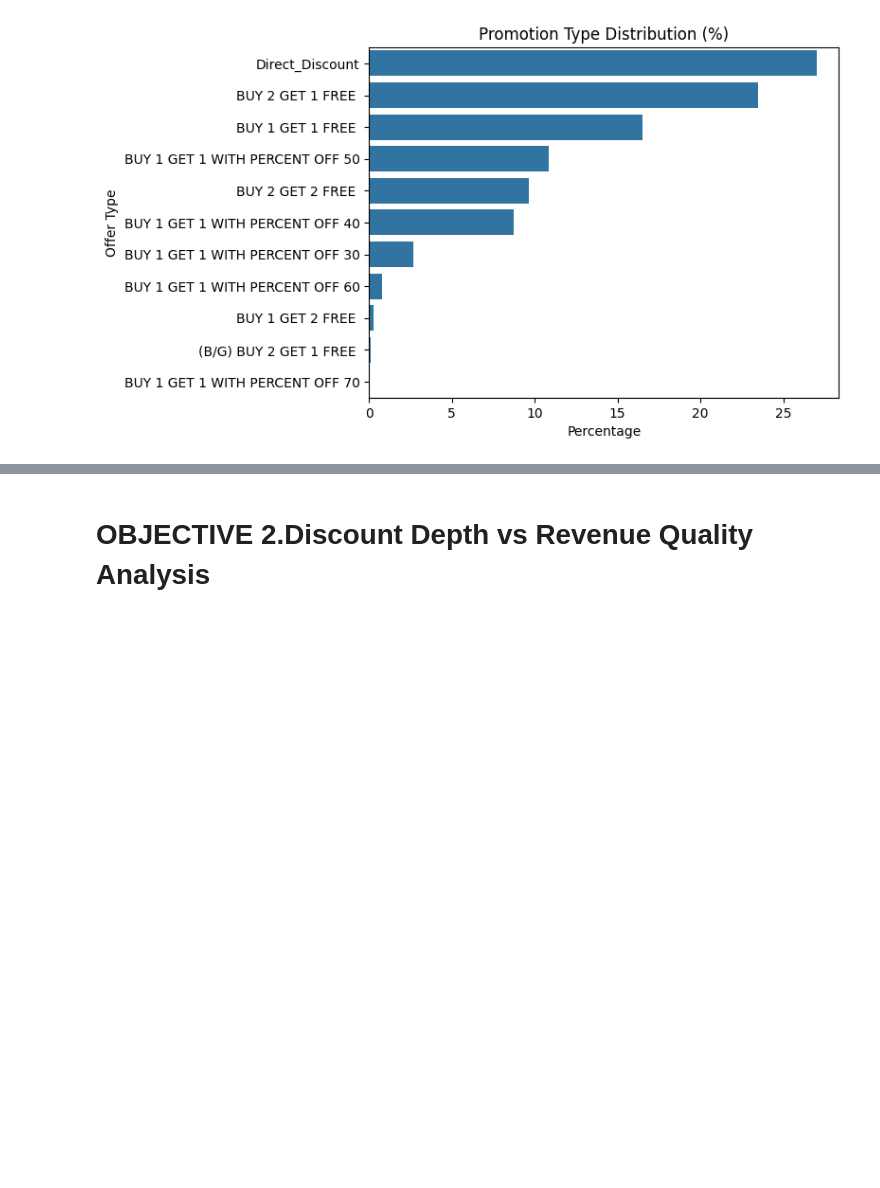
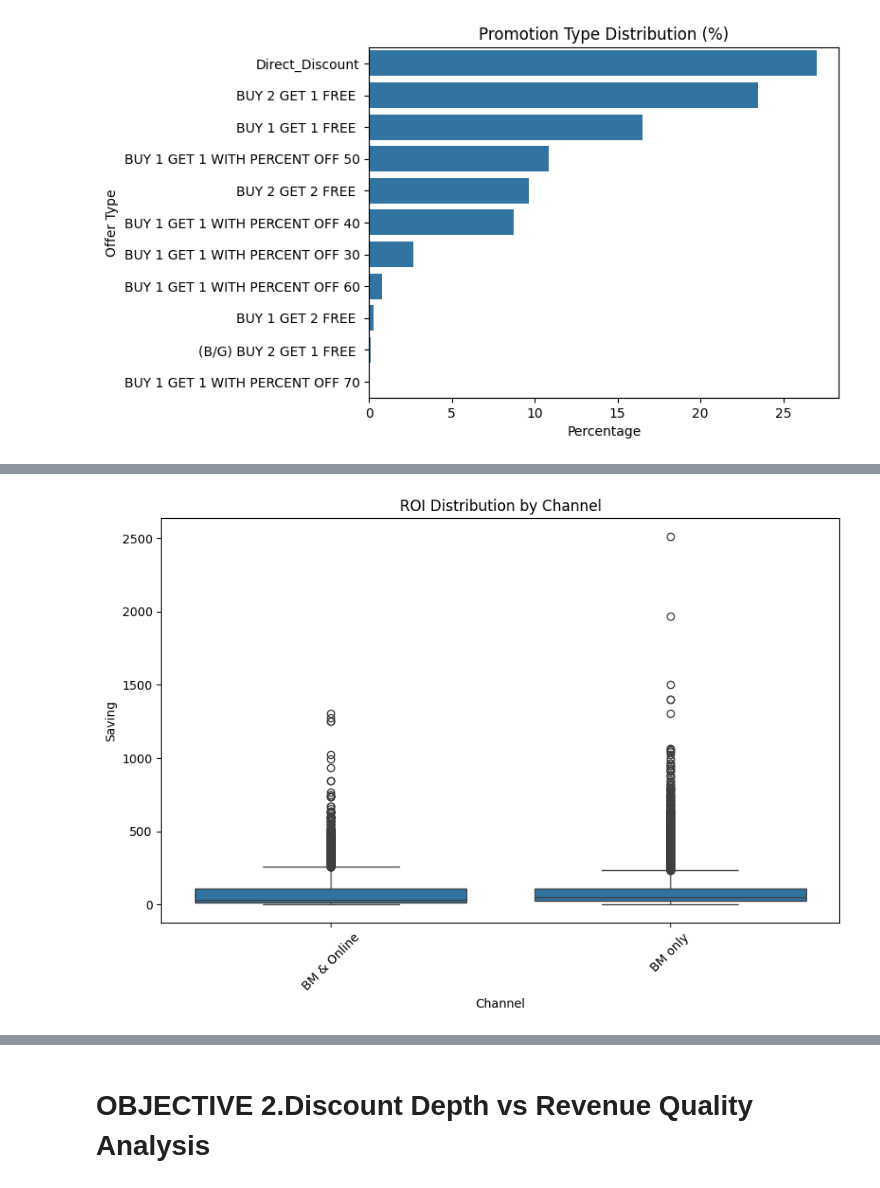
Before and after one commit to EYONG-ENEKE/Promotional-Campaigns-in-Retail-Pharmacy, a Jupyter notebook: pr7.ipynb, the cells around one changed output, grey strips where cells are left out. Drawn from its saved outputs; the diff is of its cells as text; code cells hidden in the pictures; blank space fills up the shorter version.

```diff
--- a/pr7.ipynb
+++ b/pr7.ipynb
@@ -393 +447,10 @@ Name: proportion, dtype: float64
+# %%
+#1.5
+plt.figure(figsize=(10,6))
+sns.boxplot(data=df, x='Channel', y='Saving')
+plt.title("ROI Distribution by Channel")
+plt.xticks(rotation=45)
+plt.show()
+# %% [output]
+[figure, added]
 # %%
```
Also changed, not shown: parts of 6 cells of this notebook, 2 other files.
